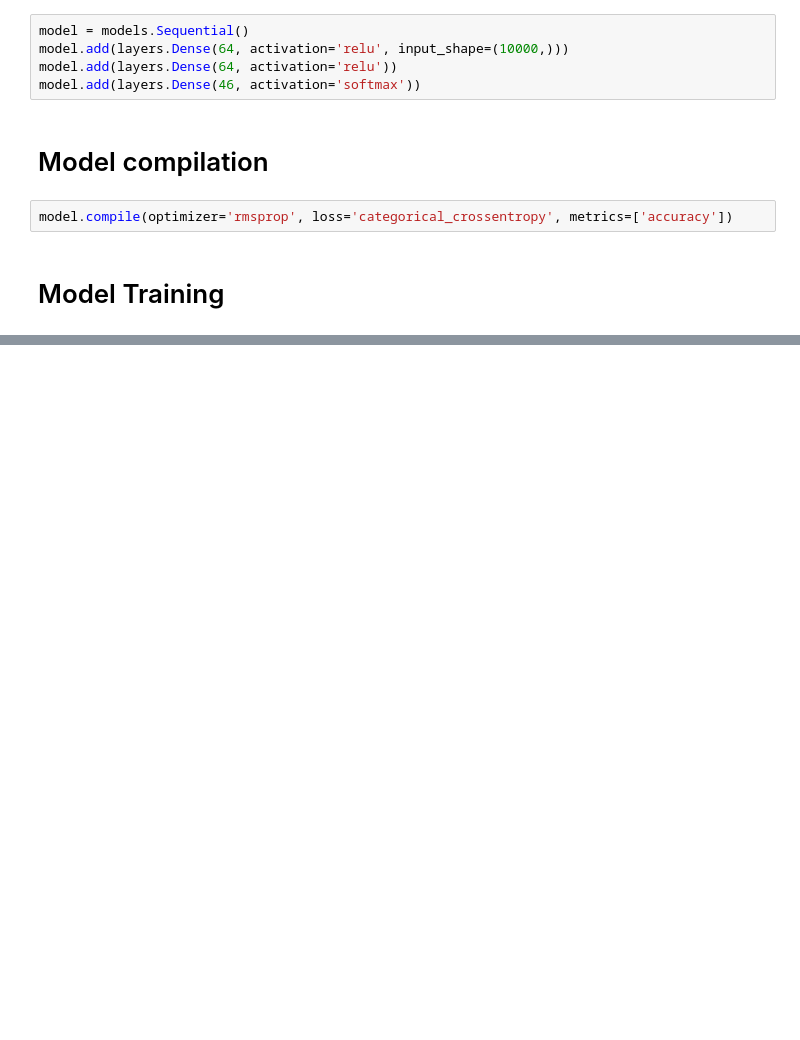
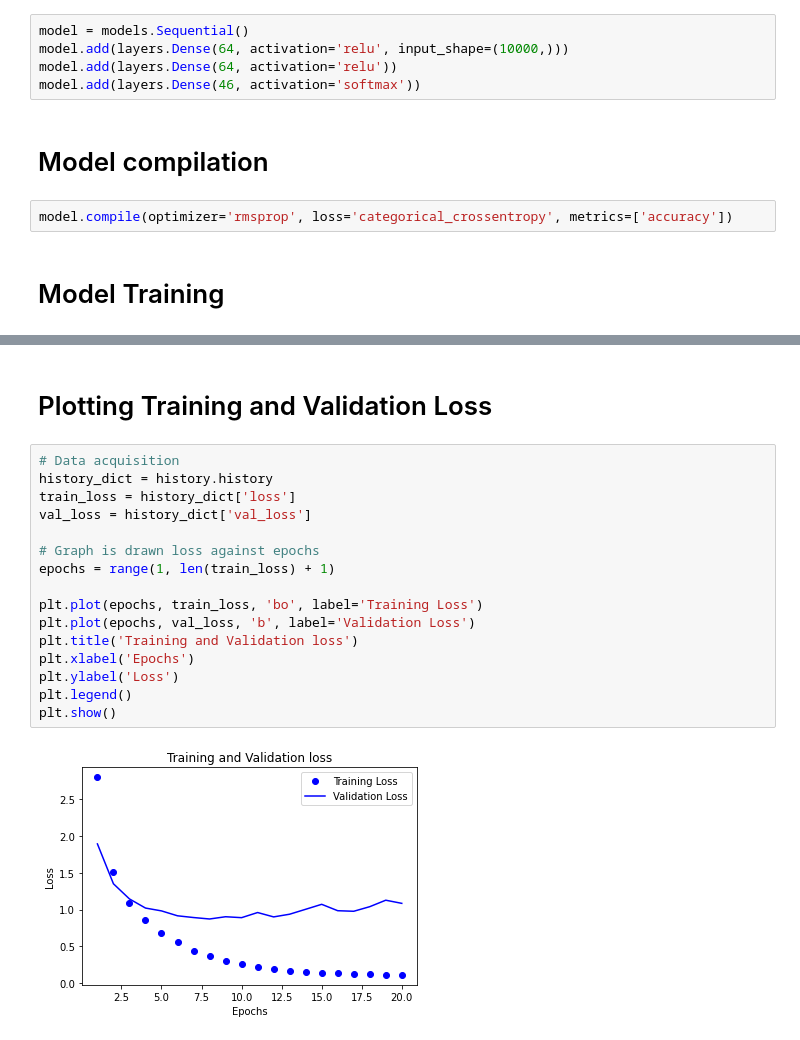
Before and after one commit to Plux1/Deep-Learning, a Jupyter notebook: Reuter newswire classification.ipynb, the cells around one changed output, grey strips where cells are left out. Cells and saved outputs as stored; diff of their text form; blank space fills up the shorter version.

```diff
--- a/Reuter newswire classification.ipynb
+++ b/Reuter newswire classification.ipynb
@@ -170,0 +182,20 @@ Epoch 20/20
+# %% [markdown]
+# Plotting  Training and Validation Loss
+# %%
+# Data acquisition
+history_dict = history.history
+train_loss = history_dict['loss']
+val_loss = history_dict['val_loss']
+
+# Graph is drawn loss against epochs
+epochs = range(1, len(train_loss) + 1)
+
+plt.plot(epochs, train_loss, 'bo', label='Training Loss')
+plt.plot(epochs, val_loss, 'b', label='Validation Loss')
+plt.title('Training and Validation loss')
+plt.xlabel('Epochs')
+plt.ylabel('Loss')
+plt.legend()
+plt.show()
+# %% [output]
+[figure, added]
```
Also changed, not shown: parts of 17 cells of this notebook.
